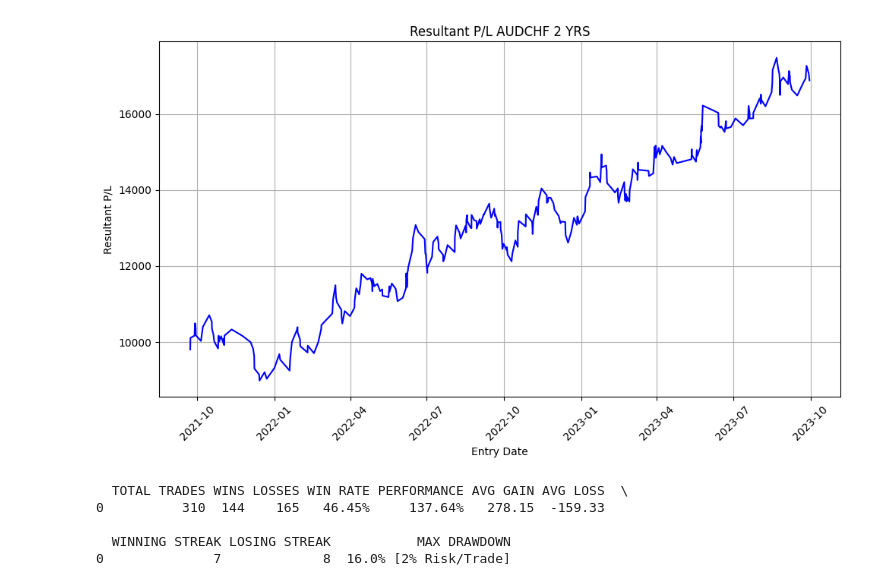
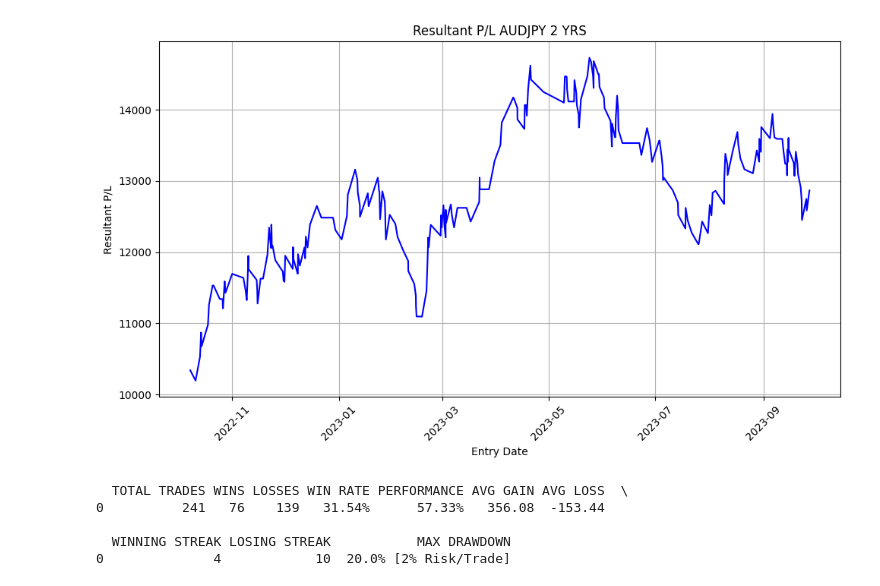
Before and after one commit to yugants/MT5, a Jupyter notebook: VS/With Trail 2 Years/Analyze Results.ipynb, the cells around one changed output. Saved outputs shown, nothing was run; the diff lists cells and outputs as text; code cells hidden in the pictures.

```diff
--- a/VS/With Trail 2 Years/Analyze Results.ipynb
+++ b/VS/With Trail 2 Years/Analyze Results.ipynb
@@ -2,7 +2,8 @@
 import pandas as pd
 import matplotlib.pyplot as plt
 # %%
-df = pd.read_excel('USDJPY.xlsx')
+pair = 'AUDJPY'
+df = pd.read_excel(f'{pair}.xlsx')
 # %%
 # df.columns
 # %%
@@ -13,19 +14,19 @@ df['Resultant P/L'] = df['REAL P/L'].cumsum() + 10000
 # %%
 plt.figure(figsize=(10, 6))
 plt.plot(df['ENTRY DATE'], df['Resultant P/L'], linestyle='-', color='b')
 
 # Customize the chart
-plt.title('Resultant P/L AUDCHF 2 YRS')
+plt.title(f'Resultant P/L {pair} 2 YRS')
 plt.xlabel('Entry Date')
 plt.ylabel('Resultant P/L')
 plt.grid(True)
 
 # Show the chart
 plt.xticks(rotation=45)
 plt.tight_layout()
 plt.show()
 # %% [output]
-[figure, old version]
+[figure, new version]
 # %%
 # Analyze
 
@@ -87,7 +88,7 @@ def calculate_stats(result, account):
 print(calculate_stats(df, 10000))
 # %% [output]
   TOTAL TRADES WINS LOSSES WIN RATE PERFORMANCE AVG GAIN AVG LOSS  \
-0          310  144    165   46.45%     137.64%   278.15  -159.33
+0          241   76    139   31.54%      57.33%   356.08  -153.44
 
   WINNING STREAK LOSING STREAK           MAX DRAWDOWN
-0              7             8  16.0% [2% Risk/Trade]
+0              4            10  20.0% [2% Risk/Trade]
```
Also changed, not shown: 10 other files.
